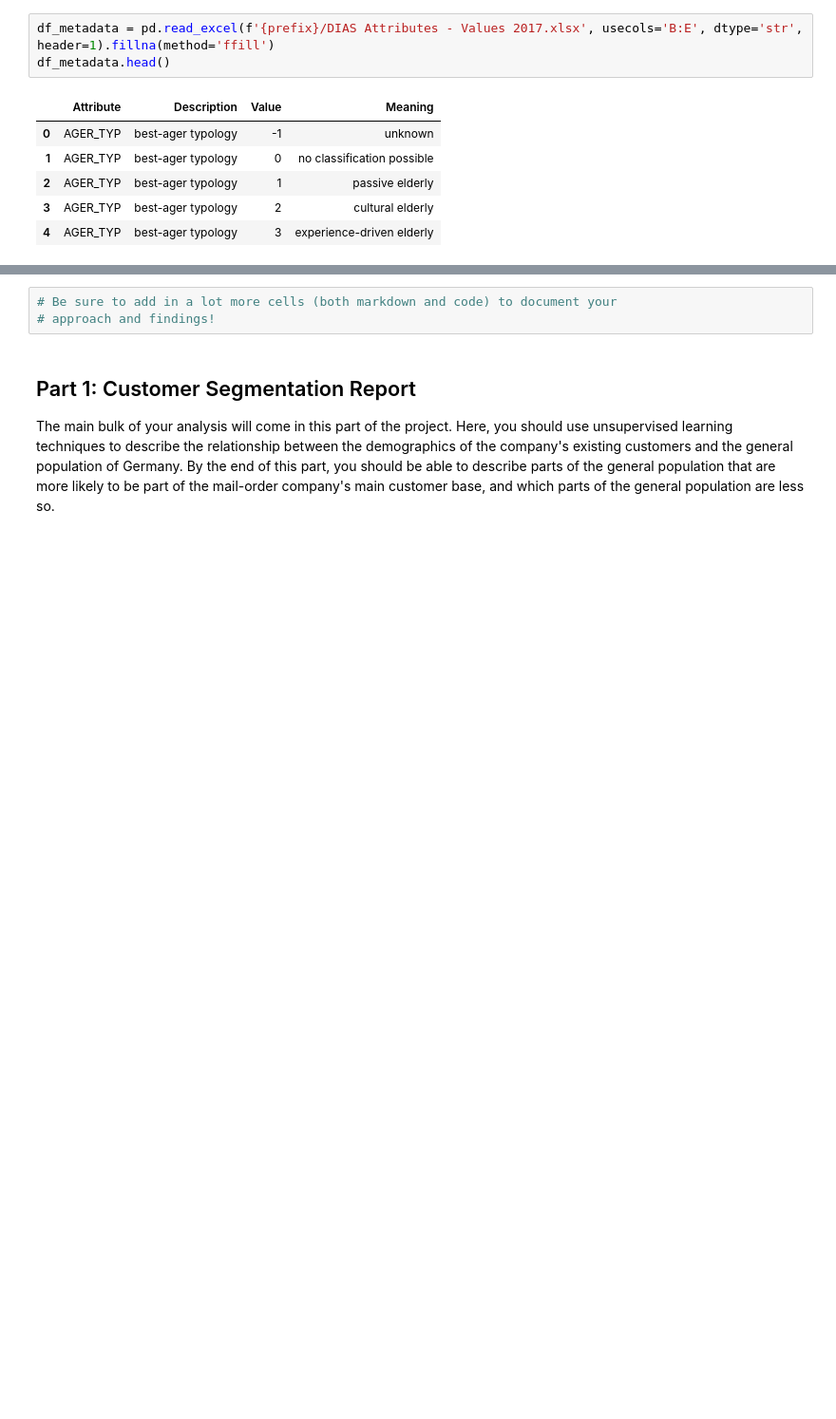
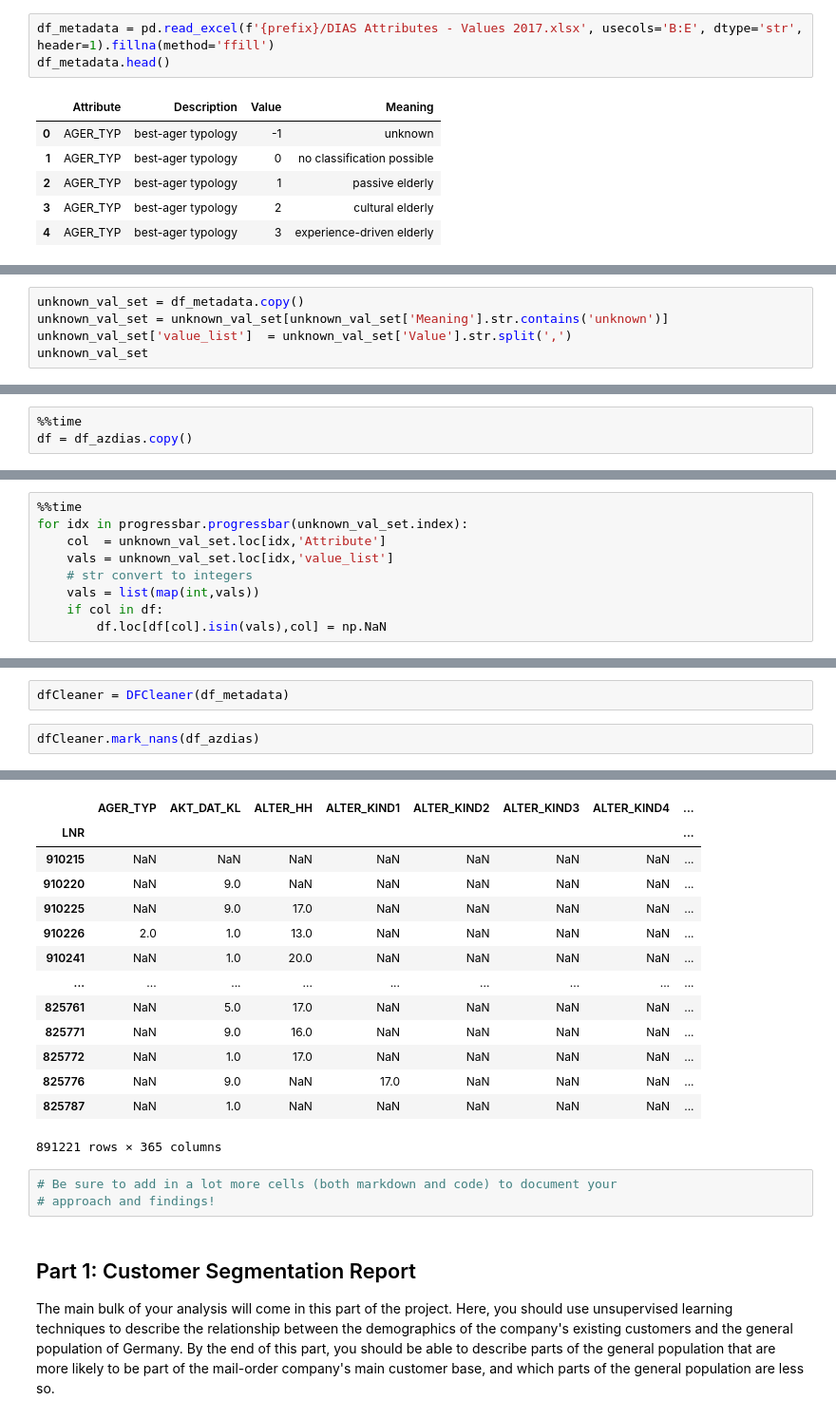
Before and after one commit to step-bauer/dsnd_capstone_arvato, a Jupyter notebook: Arvato Project Workbook.ipynb, the cells around one changed output, grey strips where cells are left out. Shown at 95% size. Drawn from its saved outputs; the diff is of its cells as text; blank space fills up the shorter version.

Commit message:
updated notebook - load and clean data

```diff
--- a/Arvato Project Workbook.ipynb
+++ b/Arvato Project Workbook.ipynb
@@ -171,0 +307,5 @@ df_metadata.head()
+# %%
+unknown_val_set = df_metadata.copy()
+unknown_val_set = unknown_val_set[unknown_val_set['Meaning'].str.contains('unknown')]
+unknown_val_set['value_list']  = unknown_val_set['Value'].str.split(',')
+unknown_val_set
@@ -171,0 +326,3 @@ df_metadata.head()
+# %%
+%%time
+df = df_azdias.copy()
@@ -171,0 +332,9 @@ df_metadata.head()
+# %%
+%%time
+for idx in progressbar.progressbar(unknown_val_set.index):
+    col  = unknown_val_set.loc[idx,'Attribute']
+    vals = unknown_val_set.loc[idx,'value_list']
+    # str convert to integers
+    vals = list(map(int,vals))
+    if col in df:
+        df.loc[df[col].isin(vals),col] = np.NaN
@@ -171,0 +406,5 @@ df_metadata.head()
+# %%
+dfCleaner = DFCleaner(df_metadata)
+# %%
+dfCleaner.mark_nans(df_azdias)
+# %% [output]
@@ -172,3 +412,17 @@ df_metadata.head()
+|  | AGER_TYP | AKT_DAT_KL | ALTER_HH | ALTER_KIND1 | ALTER_KIND2 | ALTER_KIND3 | ALTER_KIND4 | ... |
+| LNR |  |  |  |  |  |  |  | ... |
+| 910215 | NaN | NaN | NaN | NaN | NaN | NaN | NaN | ... |
+| 910220 | NaN | 9.0 | NaN | NaN | NaN | NaN | NaN | ... |
+| 910225 | NaN | 9.0 | 17.0 | NaN | NaN | NaN | NaN | ... |
+| 910226 | 2.0 | 1.0 | 13.0 | NaN | NaN | NaN | NaN | ... |
+| 910241 | NaN | 1.0 | 20.0 | NaN | NaN | NaN | NaN | ... |
+| ... | ... | ... | ... | ... | ... | ... | ... | ... |
+| 825761 | NaN | 5.0 | 17.0 | NaN | NaN | NaN | NaN | ... |
+| 825771 | NaN | 9.0 | 16.0 | NaN | NaN | NaN | NaN | ... |
+| 825772 | NaN | 1.0 | 17.0 | NaN | NaN | NaN | NaN | ... |
+| 825776 | NaN | 9.0 | NaN | 17.0 | NaN | NaN | NaN | ... |
+| 825787 | NaN | 1.0 | NaN | NaN | NaN | NaN | NaN | ... |
+891221 rows × 365 columns
 # %%
 # Be sure to add in a lot more cells (both markdown and code) to document your
 # approach and findings!
```
Also changed, not shown: parts of 48 cells of this notebook.
